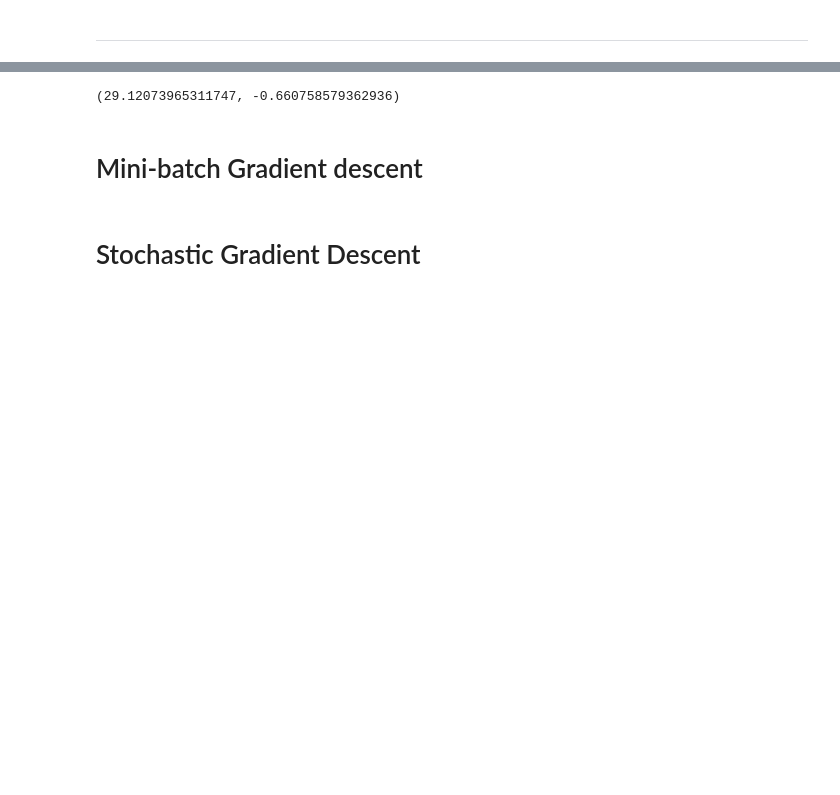
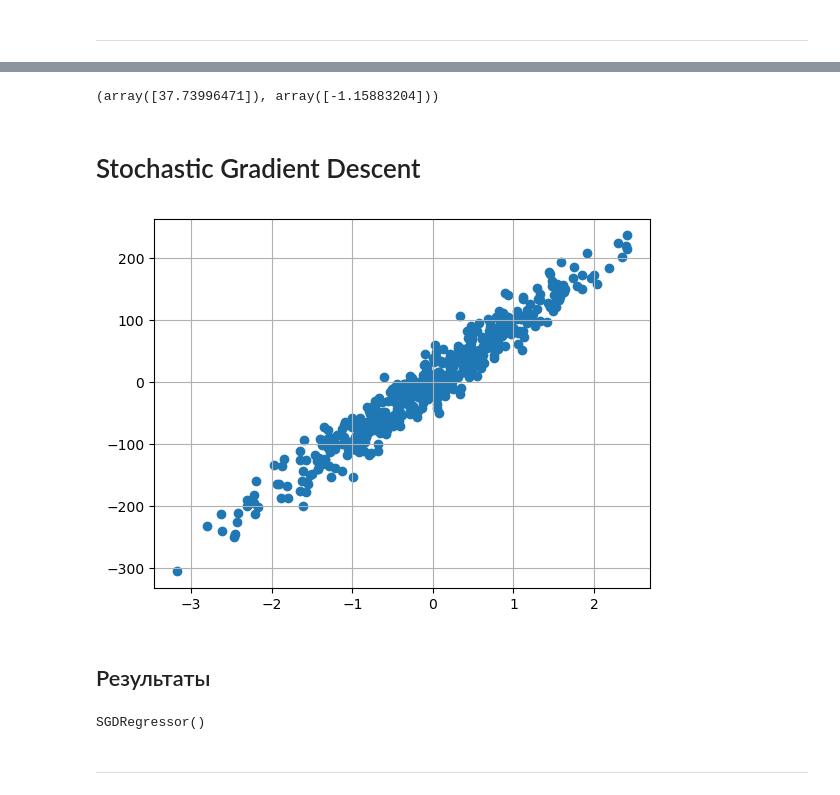
Before and after one commit to EngeloX/ds, a Jupyter notebook: Notebooks/LinearRegression.ipynb, the cells around one changed output, grey strips where cells are left out. Cells and saved outputs as stored; diff of their text form; code cells hidden in the pictures; blank space fills up the shorter version.

```diff
--- a/Notebooks/LinearRegression.ipynb
+++ b/Notebooks/LinearRegression.ipynb
@@ -418,8 +401,14 @@ model.coef_, model.intercept_
-# %%
-GD.coef_, GD.intercept_
-# %% [output]
-(29.12073965311747, -0.660758579362936)
-# %% [markdown]
-# Mini-batch Gradient descent
+# %%
+# Результат моей модели
+Batch.coef_, Batch.intercept_
+# %% [output]
+(array([37.73996471]), array([-1.15883204]))
 # %% [markdown]
 # Stochastic Gradient Descent
+# %%
+X, y = make_regression(n_samples=500, n_features=1, n_informative=1, random_state=155, noise=21)
+
+plt.grid()
+plt.scatter(X, y);
+# %% [output]
+[figure, added]
@@ -425,0 +458,10 @@ GD.coef_, GD.intercept_
+# %% [markdown]
+## Результаты
+# %%
+from sklearn.linear_model import SGDRegressor
+SGD = SGDRegressor()
+SGD.fit(X, y)
+# %% [output]
+SGDRegressor()
+# %% [markdown]
+---
```
Also changed, not shown: parts of 24 cells of this notebook, 3 other files.
